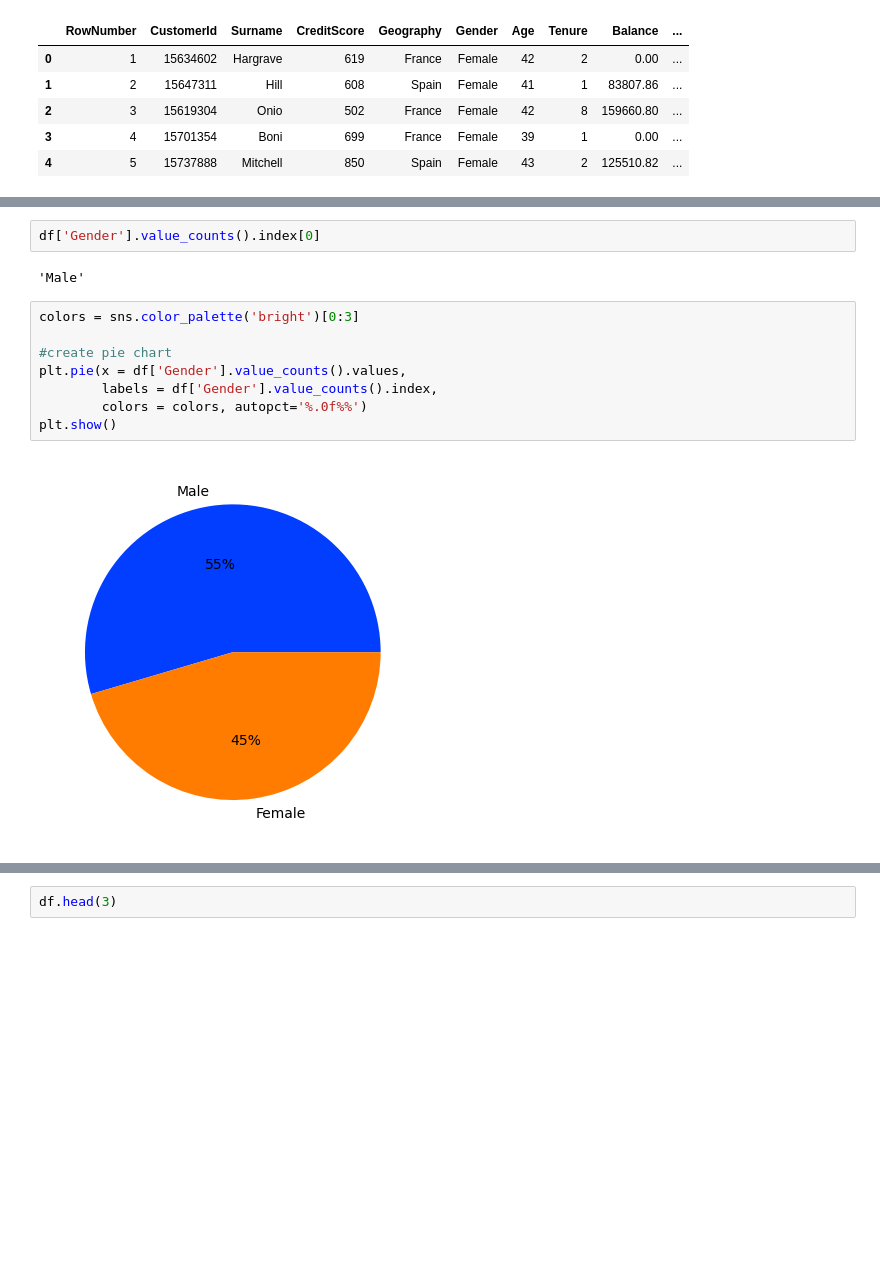
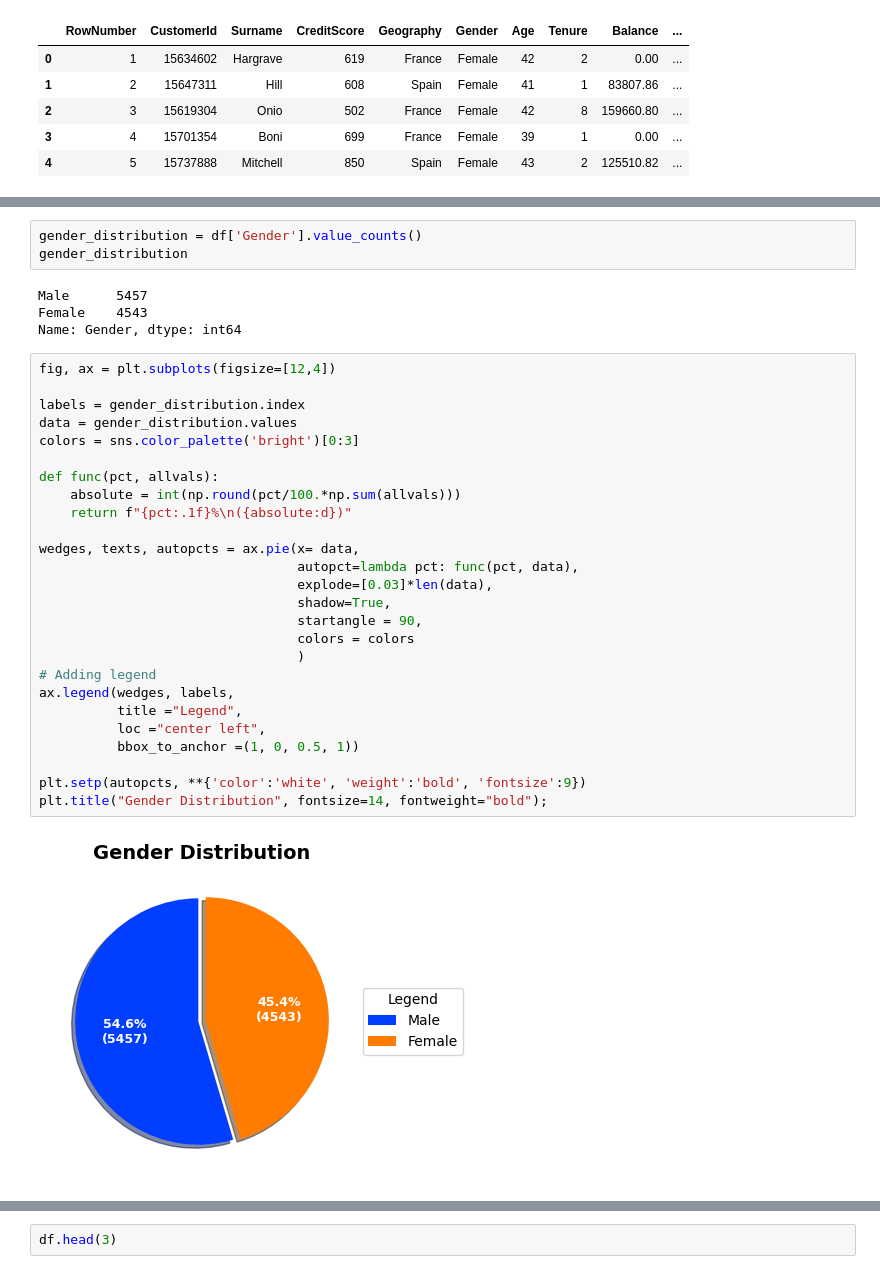
Before and after one commit to lavkushsingh31/Deep_Learning_Assignments, a Jupyter notebook: Practice Udemy - ANN Practice.ipynb, the cells around one changed output, grey strips where cells are left out. Drawn from its saved outputs; the diff is of its cells as text; blank space fills up the shorter version.

```diff
--- a/Practice Udemy - ANN Practice.ipynb
+++ b/Practice Udemy - ANN Practice.ipynb
@@ -28,14 +65,35 @@ df.head()
 # %%
-df['Gender'].value_counts().index[0]
+gender_distribution = df['Gender'].value_counts()
+gender_distribution
 # %% [output]
-'Male'
+Male      5457
+Female    4543
+Name: Gender, dtype: int64
 # %%
+fig, ax = plt.subplots(figsize=[12,4])
+
+labels = gender_distribution.index
+data = gender_distribution.values
 colors = sns.color_palette('bright')[0:3]
 
-#create pie chart
-plt.pie(x = df['Gender'].value_counts().values,
-        labels = df['Gender'].value_counts().index,
-        colors = colors, autopct='%.0f%%')
-plt.show()
+def func(pct, allvals):
+    absolute = int(np.round(pct/100.*np.sum(allvals)))
+    return f"{pct:.1f}%\n({absolute:d})"
+
+wedges, texts, autopcts = ax.pie(x= data,
+                                 autopct=lambda pct: func(pct, data),
+                                 explode=[0.03]*len(data),
+                                 shadow=True,
+                                 startangle = 90,
+                                 colors = colors
+                                 )
+# Adding legend
+ax.legend(wedges, labels,
+          title ="Legend",
+          loc ="center left",
+          bbox_to_anchor =(1, 0, 0.5, 1))
+
+plt.setp(autopcts, **{'color':'white', 'weight':'bold', 'fontsize':9})
+plt.title("Gender Distribution", fontsize=14, fontweight="bold");
 # %% [output]
-[figure, old version]
+[figure, new version]
```
Also changed, not shown: parts of 20 cells of this notebook.
